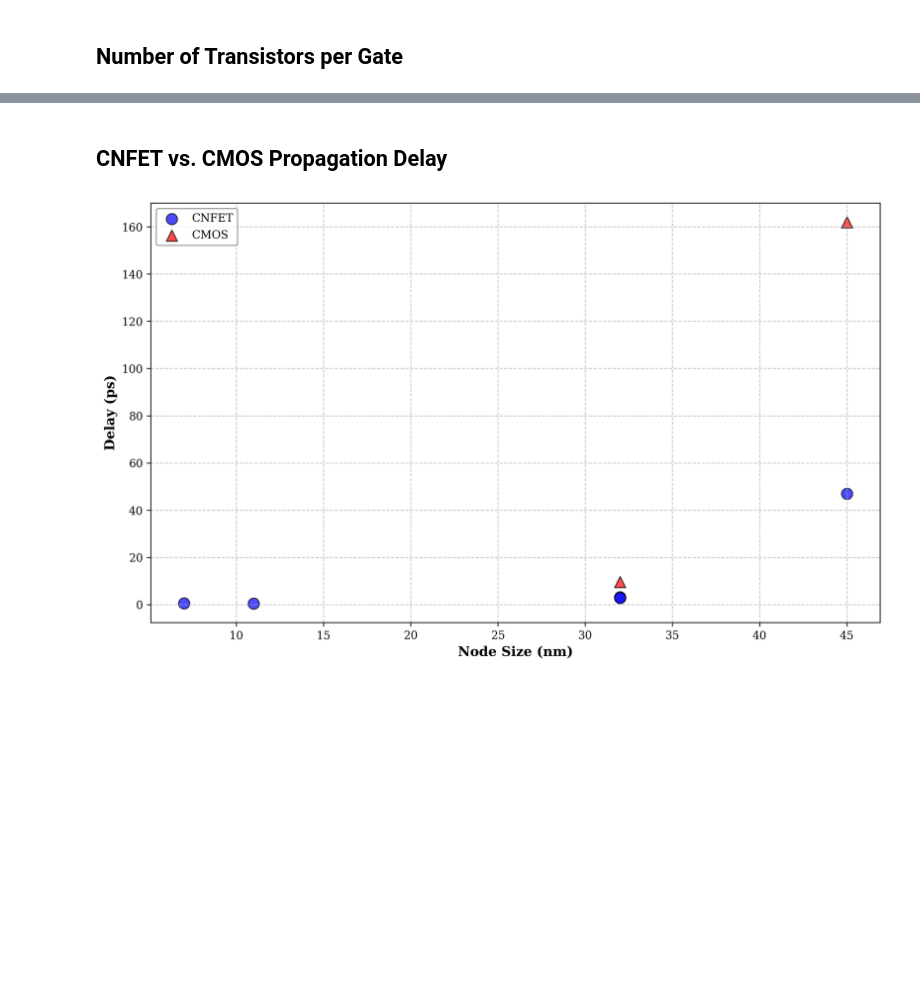
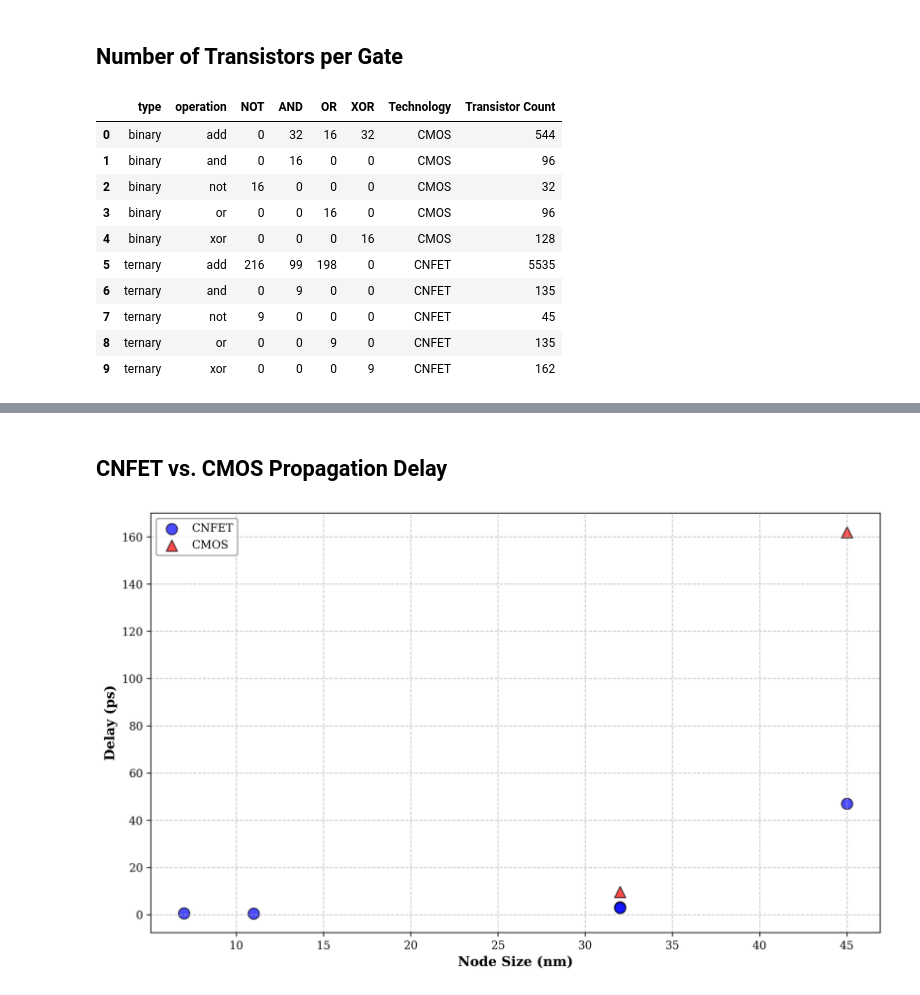
Before and after one commit to TimFoundATerminal/mvl-processors, a Jupyter notebook: program_analysis.ipynb, the cells around one changed output, grey strips where cells are left out. Saved outputs shown, nothing was run; the diff lists cells and outputs as text; code cells hidden in the pictures; blank space fills up the shorter version.

```diff
--- a/program_analysis.ipynb
+++ b/program_analysis.ipynb
@@ -241,0 +213,73 @@ gate_transistors = {
+# %%
+gate_transistors = {
+    'CMOS' : {
+        'NOT': 2,
+        'AND': 6,
+        'NAND': 4,
+        'OR': 6,
+        'NOR': 4,
+        'XOR': 8,
+    },
+    'CNFET' : {
+        'NOT': 5,
+        'AND': 15,
+        'NAND': 10,
+        'OR': 15,
+        'NOR': 10,
+        'XOR': 18,
+        'CONS': 55,
+        'ANY': 55,
+    }
+}
+
+# create a new dataframe from the gate_transistors dictionary
+technology_list = []
+gate_list = []
+count_list = []
+
+# Populate the lists from the dictionary
+for technology, gates in gate_transistors.items():
+    for gate, count in gates.items():
+        technology_list.append(technology)
+        gate_list.append(gate)
+        count_list.append(count)
+
+# Create the DataFrame
+tc_df = pd.DataFrame({
+    'Technology': technology_list,
+    'Gate': gate_list,
+    'Count': count_list
+})
+
+# add a column called Technology to the gc_df dataframe
+# with the same values as the Technology column in the tc_df dataframe
+gc_df['Technology'] = gc_df['type'].map(lambda x: 'CMOS' if x == 'binary' else 'CNFET')
+
+# Add a new column to the gc_df dataframe called 'Transistor Count' on the next line
+gc_df['Transistor Count'] = 0
+
+# For each row in gc_df, add a transistor count column which is the sum of the transistor counts for each gate in the row
+for index, row in gc_df.iterrows():
+
+    operation = row['Technology']
+    transistor_count = row['NOT'] * tc_df[(tc_df['Technology'] == operation) & (tc_df['Gate'] == 'NOT')]['Count'].values[0]
+    transistor_count += row['AND'] * tc_df[(tc_df['Technology'] == operation) & (tc_df['Gate'] == 'AND')]['Count'].values[0]
+    transistor_count += row['OR'] * tc_df[(tc_df['Technology'] == operation) & (tc_df['Gate'] == 'OR')]['Count'].values[0]
+    transistor_count += row['XOR'] * tc_df[(tc_df['Technology'] == operation) & (tc_df['Gate'] == 'XOR')]['Count'].values[0]
+
+    # Add the transistor count to the gc_df dataframe
+    gc_df.at[index, 'Transistor Count'] = transistor_count
+
+gc_df
+# %% [output]
+|  | type | operation | NOT | AND | OR | XOR | Technology | Transistor Count |
+| 0 | binary | add | 0 | 32 | 16 | 32 | CMOS | 544 |
+| 1 | binary | and | 0 | 16 | 0 | 0 | CMOS | 96 |
+| 2 | binary | not | 16 | 0 | 0 | 0 | CMOS | 32 |
+| 3 | binary | or | 0 | 0 | 16 | 0 | CMOS | 96 |
+| 4 | binary | xor | 0 | 0 | 0 | 16 | CMOS | 128 |
+| 5 | ternary | add | 216 | 99 | 198 | 0 | CNFET | 5535 |
+| 6 | ternary | and | 0 | 9 | 0 | 0 | CNFET | 135 |
+| 7 | ternary | not | 9 | 0 | 0 | 0 | CNFET | 45 |
+| 8 | ternary | or | 0 | 0 | 9 | 0 | CNFET | 135 |
+| 9 | ternary | xor | 0 | 0 | 0 | 9 | CNFET | 162 |
```
Also changed, not shown: parts of 7 cells of this notebook.
